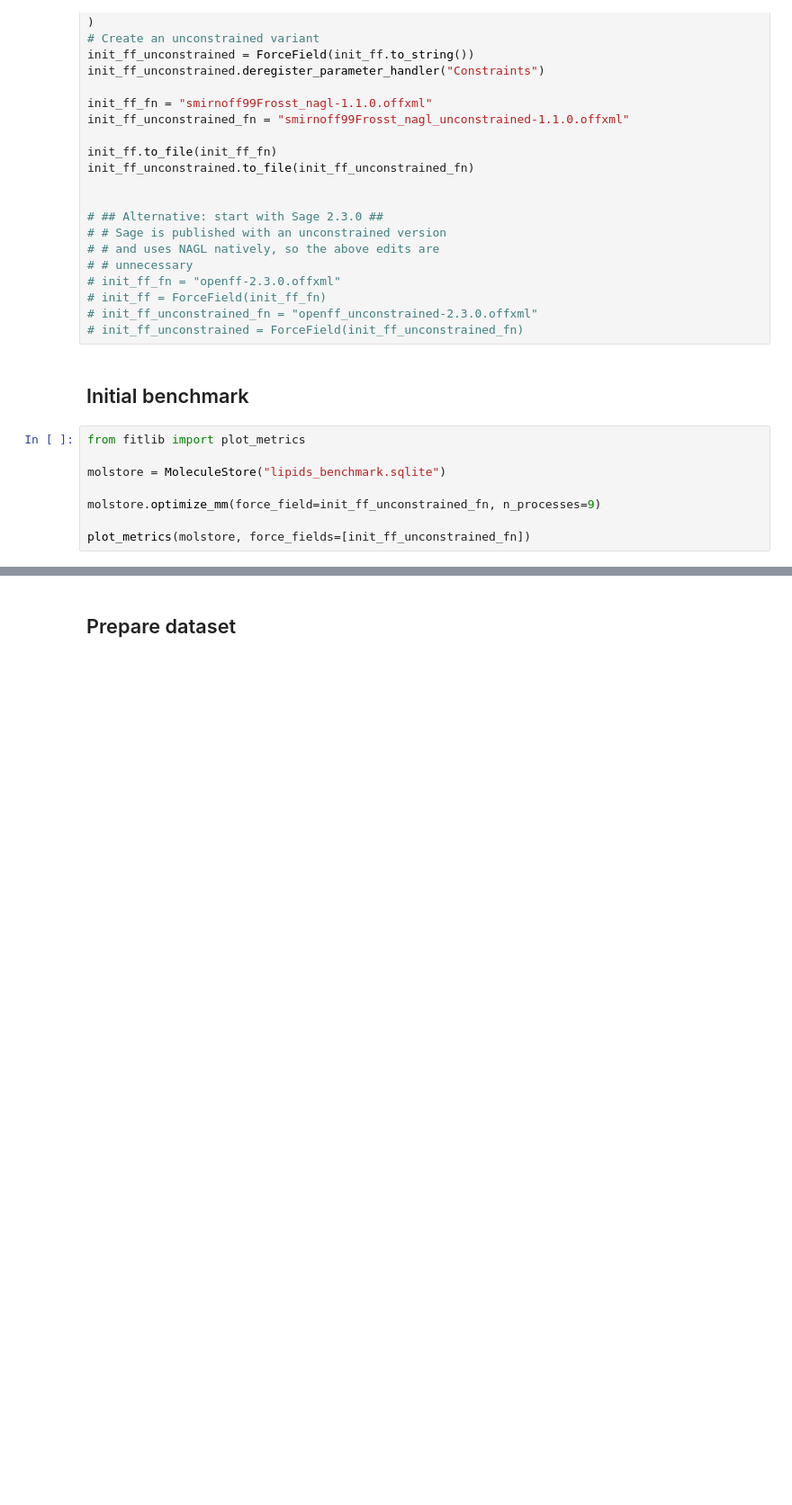
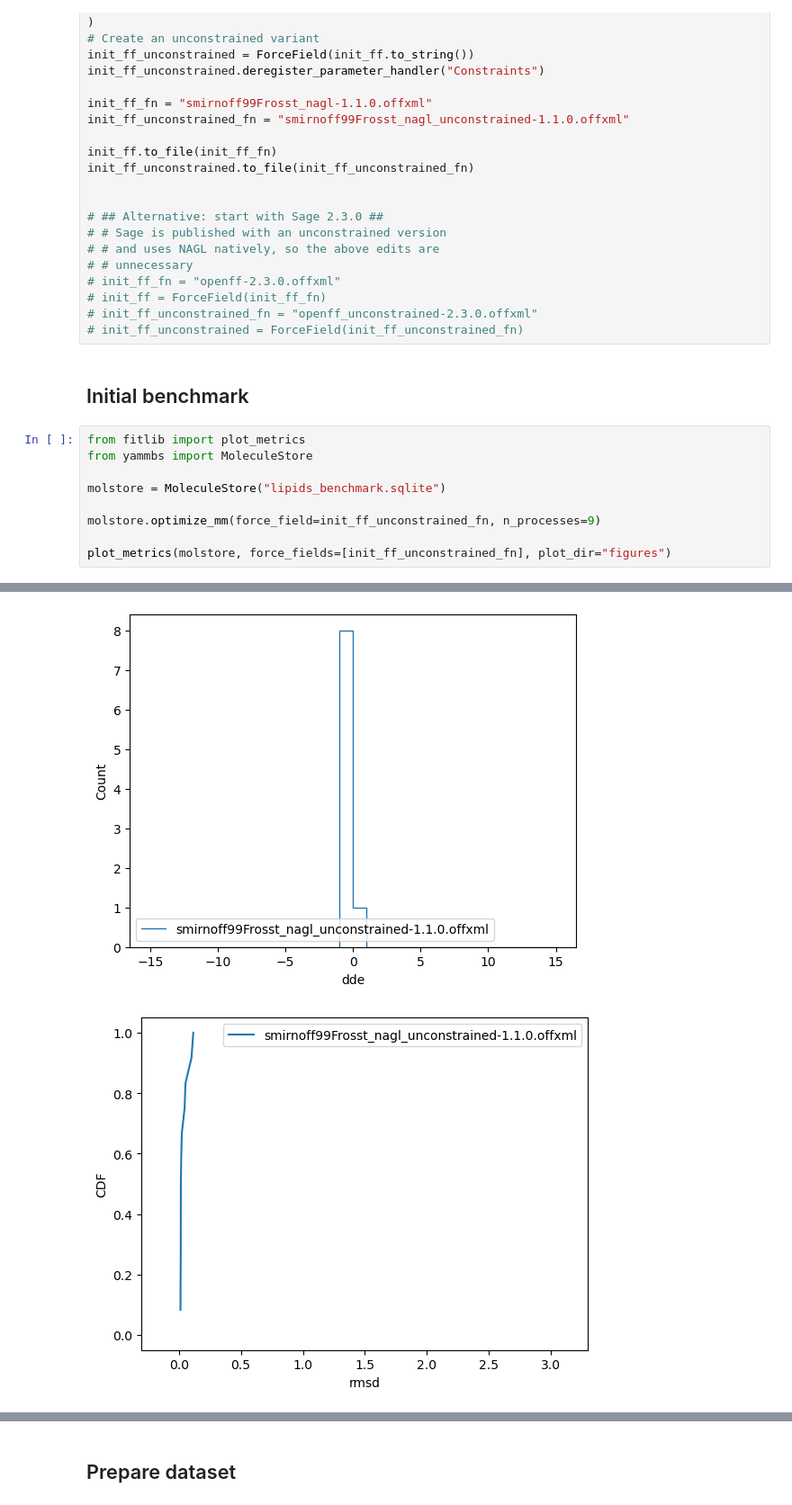
Before and after one commit to openforcefield/2026-virtual-workshops, a Jupyter notebook: fit/fitting-workshop.ipynb, the cells around one changed output, grey strips where cells are left out. Shown at 90% size. Cells and saved outputs as stored; diff of their text form; blank space fills up the shorter version.

```diff
--- a/fit/fitting-workshop.ipynb
+++ b/fit/fitting-workshop.ipynb
@@ -232,9 +220,11 @@ init_ff_unconstrained.to_file(init_ff_unconstrained_fn)
 ## Initial benchmark
 # %%
 from fitlib import plot_metrics
+from yammbs import MoleculeStore
 
 molstore = MoleculeStore("lipids_benchmark.sqlite")
 
 molstore.optimize_mm(force_field=init_ff_unconstrained_fn, n_processes=9)
 
-plot_metrics(molstore, force_fields=[init_ff_unconstrained_fn])
+plot_metrics(molstore, force_fields=[init_ff_unconstrained_fn], plot_dir="figures")
+# %% [output]
@@ -240,0 +232,2 @@ plot_metrics(molstore, force_fields=[init_ff_unconstrained_fn])
+[figure, added]
+[figure, added]
```
Also changed, not shown: parts of 12 cells of this notebook, 1 other file.
